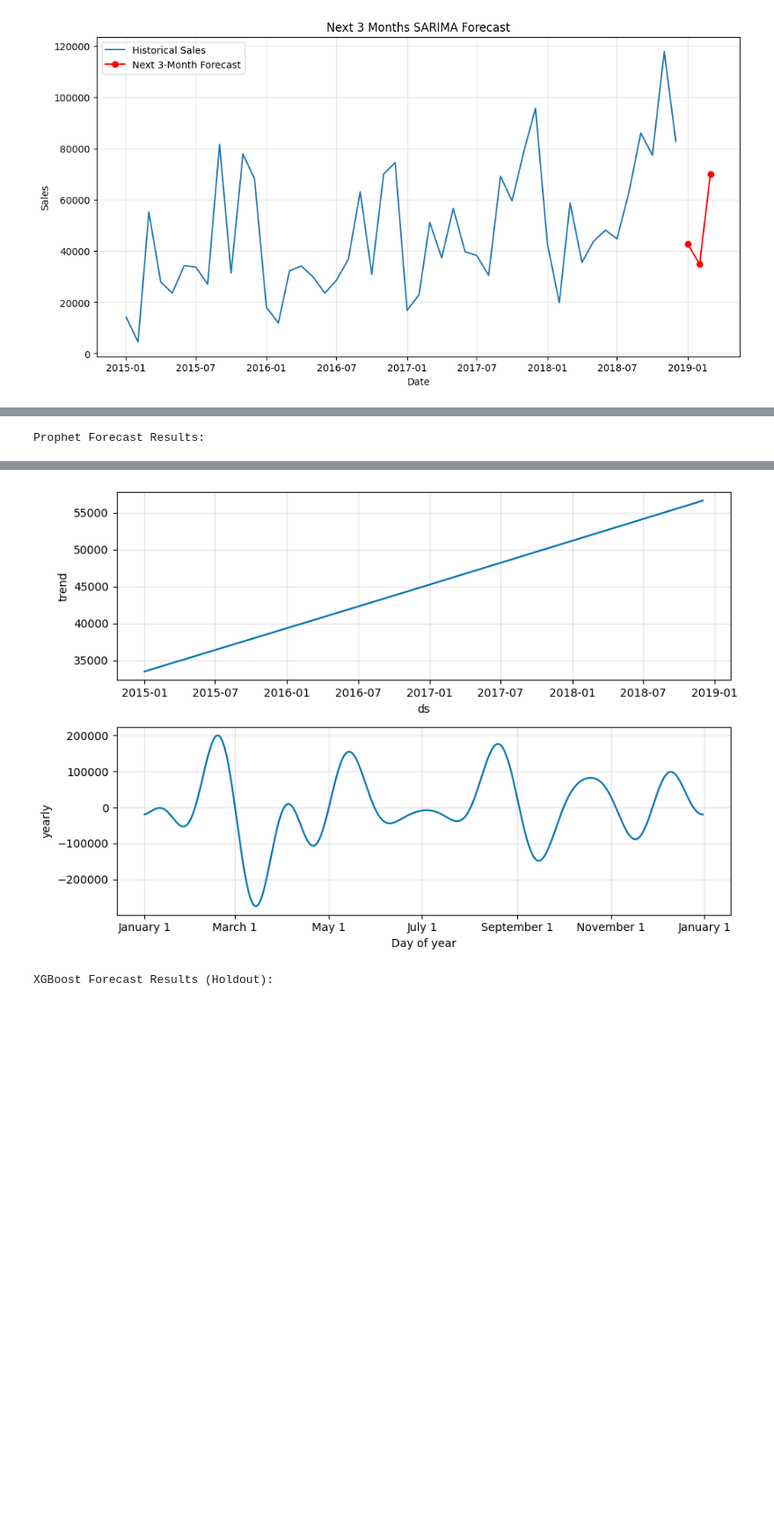
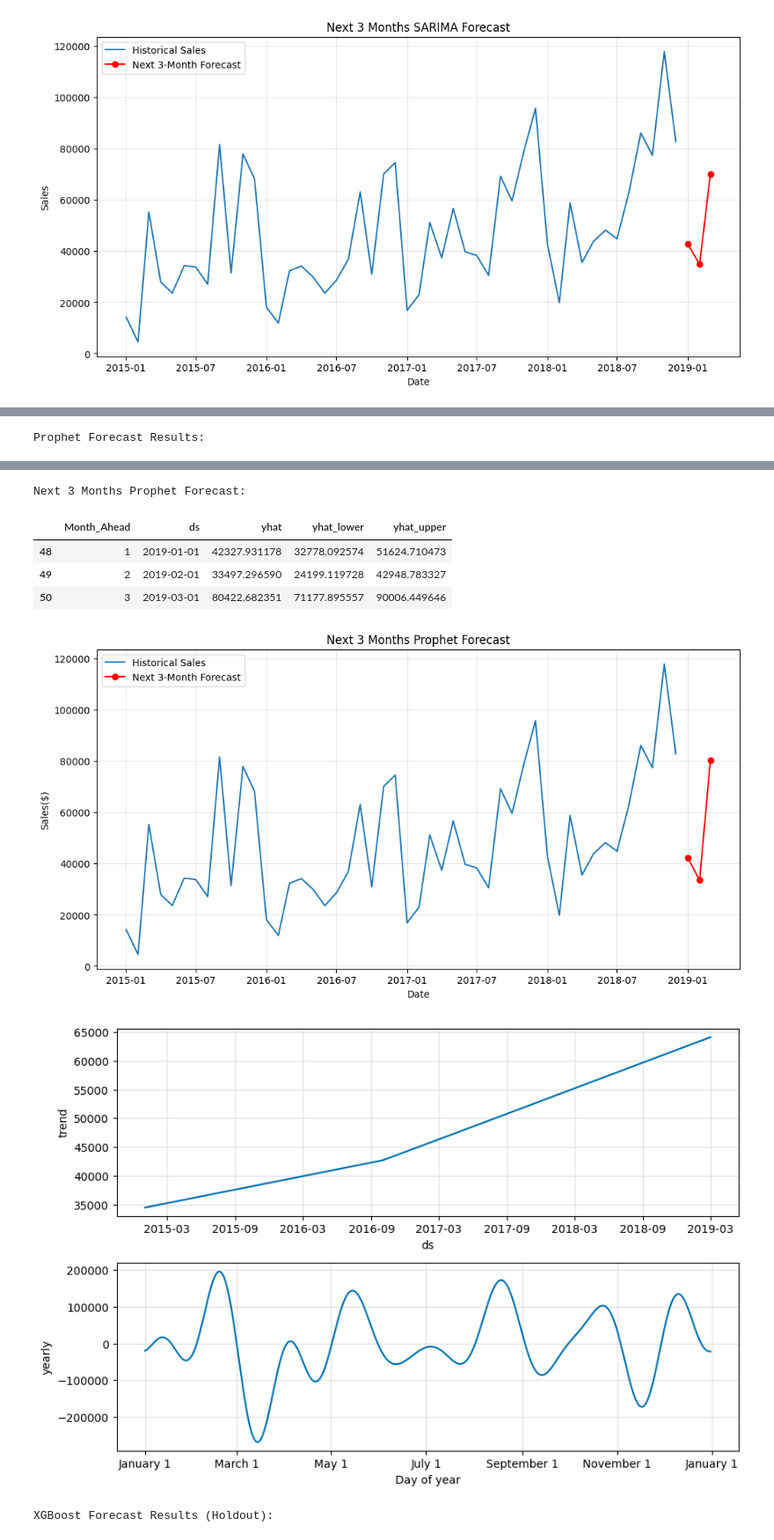
Before and after one commit to m-n-kagit/Xylofy_internship_repo, a Jupyter notebook: SuperStoreSales/analysis2.ipynb, the cells around one changed output, grey strips where cells are left out. Shown at 88% size. Cells and saved outputs as stored; diff of their text form; code cells hidden in the pictures; blank space fills up the shorter version.

```diff
--- a/SuperStoreSales/analysis2.ipynb
+++ b/SuperStoreSales/analysis2.ipynb
@@ -434,10 +434,11 @@ df_prophet = prophet_train.reset_index().rename(
 model = Prophet()
 model.fit(df_prophet)
 
-# Forecast next 3 months
+# Forecast next 3 months on the holdout period for evaluation.
 future = model.make_future_dataframe(periods=forecast_periods, freq='MS')
 forecast = model.predict(future)
-
+#yhat - predicted values, yhat_lower - lower bound of the prediction interval,
+# yhat_upper - upper bound of the prediction interval
 forecast_results = (
     forecast[['ds', 'yhat', 'yhat_lower', 'yhat_upper']]
     .tail(forecast_periods)
@@ -470,7 +471,37 @@ plt.legend()
 plt.grid(True, alpha=0.3)
 plt.show()
 
+# Forecast the next 3 months beyond the available dataset.
+prophet_full_df = monthly_sales_by_year2.reset_index().rename(
+    columns={'Date': 'ds', 'Sales($)': 'y'}
+)
+prophet_full_model = Prophet()
+prophet_full_model.fit(prophet_full_df)
+
+future_full = prophet_full_model.make_future_dataframe(periods=forecast_periods, freq='MS')
+future_full_forecast = prophet_full_model.predict(future_full)
+
+future_forecast_results = (
+    future_full_forecast[['ds', 'yhat', 'yhat_lower', 'yhat_upper']]
+    .tail(forecast_periods)
+    .assign(Month_Ahead=[1, 2, 3])
+    [['Month_Ahead', 'ds', 'yhat', 'yhat_lower', 'yhat_upper']]
+ )
+
+print("Next 3 Months Prophet Forecast:")
+display(future_forecast_results)
+
+plt.figure(figsize=(12, 6))
+plt.plot(monthly_sales_by_year2.index, monthly_sales_by_year2.values, label='Historical Sales')
+plt.plot(future_forecast_results['ds'], future_forecast_results['yhat'], marker='o', color='red', label='Next 3-Month Forecast')
+plt.title("Next 3 Months Prophet Forecast")
+plt.xlabel("Date")
+plt.ylabel("Sales($)")
+plt.legend()
+plt.grid(True, alpha=0.3)
+plt.show()
+
 # Plot trend and seasonality
-model.plot_components(forecast)
+prophet_full_model.plot_components(future_full_forecast)
 plt.savefig("prophet_forecast_components.png")
 # %% [output]
@@ -488,4 +521,10 @@ MAPE: 22.28%
+Next 3 Months Prophet Forecast:
+|  | Month_Ahead | ds | yhat | yhat_lower | yhat_upper |
+| 48 | 1 | 2019-01-01 | 42327.931178 | 32778.092574 | 51624.710473 |
+| 49 | 2 | 2019-02-01 | 33497.296590 | 24199.119728 | 42948.783327 |
+| 50 | 3 | 2019-03-01 | 80422.682351 | 71177.895557 | 90006.449646 |
-[figure, old version]
+[figure, new version]
+[figure, added]
 # %%
 # Convert monthly sales into a supervised learning dataset with lag features.
 from sklearn.metrics import root_mean_squared_error, mean_absolute_error, mean_absolute_percentage_error
```
Also changed, not shown: parts of 2 cells of this notebook, 1 other file.
